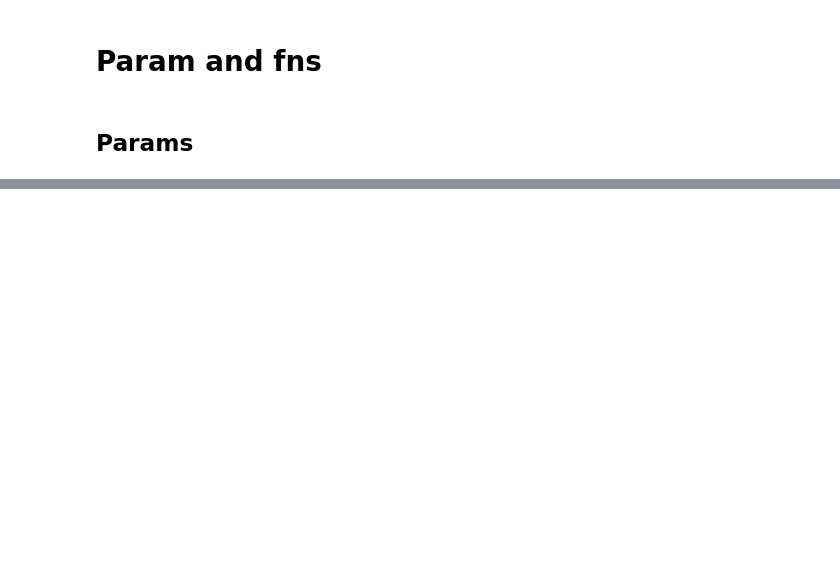
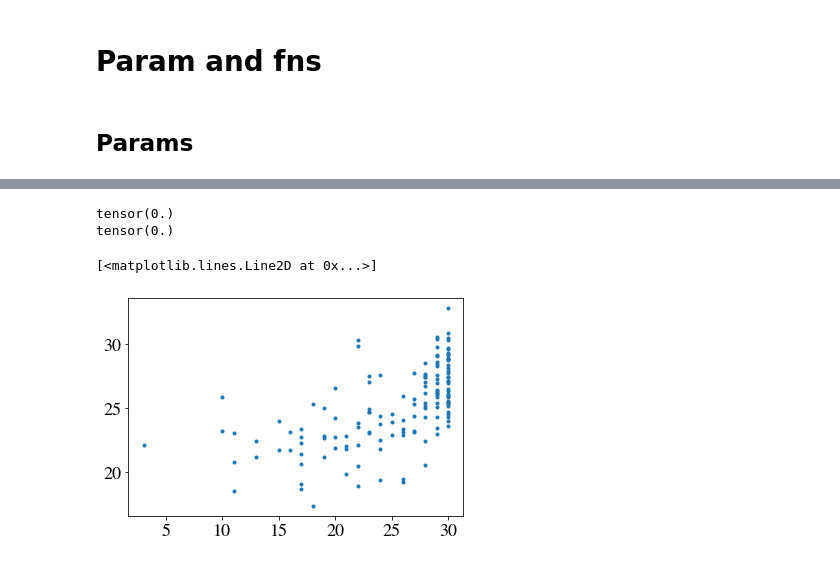
Before and after one commit to JINhuaqing/HDF, a Jupyter notebook: notebooks/real_data/real_data_nlinear.ipynb, the cells around one changed output, grey strips where cells are left out. Saved outputs shown, nothing was run; the diff lists cells and outputs as text; code cells hidden in the pictures; blank space fills up the shorter version.

```diff
--- a/notebooks/real_data/real_data_nlinear.ipynb
+++ b/notebooks/real_data/real_data_nlinear.ipynb
@@ -60,7 +57,12 @@ torch.float64
 data_root = DATA_ROOT/"AD_vs_Ctrl_PSD/";
 AD_PSD = load_pkl(data_root/DATA[0]);
 ctrl_PSD = load_pkl(data_root/DATA[1]);
-baseline = pd.read_csv(data_root/"AllDataBaselineOrdered_r_ncpt.csv");
+df0= pd.read_csv(data_root/"AllDataBaselineOrdered_r_ncpt.csv");
+df1= pd.read_csv(data_root/"AllDataBaselineOrdered_r_ncpt_more.csv");
+df1 = df1.set_index("RID")
+df0 = df0.set_index("RID");
+df1 = df1.reindex(df0.index)
+baseline = df1
 baseline["Gender_binary"] = baseline["Gender"].apply(lambda x: 0 if x=="female" else 1);
 baseline["Grp_binary"] = baseline["Grp"].apply(lambda x: 1 if x=="AD" else 0);
 # %% [output]
@@ -73,17 +75,23 @@ outlier_idxs = outlier_idxs.astype(int)
 
 # make PSD in dB and std
 raw_X = np.concatenate([AD_PSD.PSDs, ctrl_PSD.PSDs]); #n x d x npts
-X_dB = np.log10(raw_X);
-X = (X_dB - X_dB.mean(axis=-1, keepdims=1))/X_dB.std(axis=-1, keepdims=1);
+X_dB = 10*np.log10(raw_X);
+outlier_idxs2 = np.where(X_dB.mean(axis=(1, 2))<0)
+#X = (X_dB - X_dB.mean(axis=-1, keepdims=1))/X_dB.std(axis=-1, keepdims=1);
+X = X_dB
 
 Y = np.array(baseline["MMSE"])[:X.shape[0]];
 # if logi
 #Yb = np.array(baseline["Grp_binary"])[:X.shape[0]];
 
-sel_cov = [ "MEG_Age","Gender_binary"]
+sel_cov = ["Gender_binary", "MEG_Age","Education"]
 Z_raw = np.array(baseline[sel_cov])[:X.shape[0]];
 
 grp_idxs = np.array(baseline["Grp"])[:X.shape[0]];
+
+
+outlier_idxs = np.sort(np.union1d(outlier_idxs, outlier_idxs2))
+
 
 # remove outliers
 X = np.delete(X, outlier_idxs, axis=0)
@@ -102,12 +110,17 @@ grp_idxs = grp_idxs[keep_idx]
 Z = np.concatenate([np.ones((Z_raw.shape[0], 1)), Z_raw], axis=1); # add intercept
 
 
+freqs = AD_PSD.freqs;
+# only take PSD between [2, 35] freqs of interest
+X = X[:, :, np.bitwise_and(freqs>=2, freqs<=35)]
+X = X/X.mean()
+
+
 print(X.shape, Y.shape, Z.shape)
 
 all_data = edict()
-all_data.X = torch.tensor(X+np.random.randn(*X.shape)*0.1)
+all_data.X = torch.tensor(X)
+#all_data.X = torch.tensor(X+np.random.randn(*X.shape)*0.1)
 all_data.Y = torch.tensor(Y)
 all_data.Z = torch.tensor(Z)
-
-freqs = AD_PSD.freqs;
 # %% [output]
@@ -141,7 +154,7 @@ base_params.can_lams = [0.60,  0.80,  1,  1.2, 1.4, 1.6, 2.0, 4.0]
 setting = edict(deepcopy(base_params))
 add_params = edict({})
 add_params.setting = "real_data_linear"
-add_params.SIS_ratio = 1
+add_params.SIS_ratio = 0.2
 setting.update(add_params)
 # %%
 save_dir = RES_ROOT/SAVED_FOLDER
@@ -201,5 +214,5 @@ def _run_fn(roi_idx, lam, N, setting, is_save=False, is_cv=False, verbose=2):
 # %%
 setting.model_params.ws = "sim"
 setting.bsp_params.is_orth_basis = True
-res = _run_fn(0, lam=1, N=10, setting=setting);
+res = _run_fn(1, lam=0.8, N=10, setting=setting);
 # %% [output]
@@ -212,3 +225,12 @@ res = _run_fn(0, lam=1, N=10, setting=setting);
+# %%
+Y = all_data.Y.numpy()
+Yest = res.predict(all_data.X, all_data.Z).numpy()
+plt.plot(Y, Yest, ".")
+# %% [output]
+tensor(0.)
+tensor(0.)
+[<matplotlib.lines.Line2D at 0x...>]
+[figure, added]
 # %%
 res._prepare_hypotest()
 # %%
```
Also changed, not shown: parts of 9 cells of this notebook, 24 other files.
